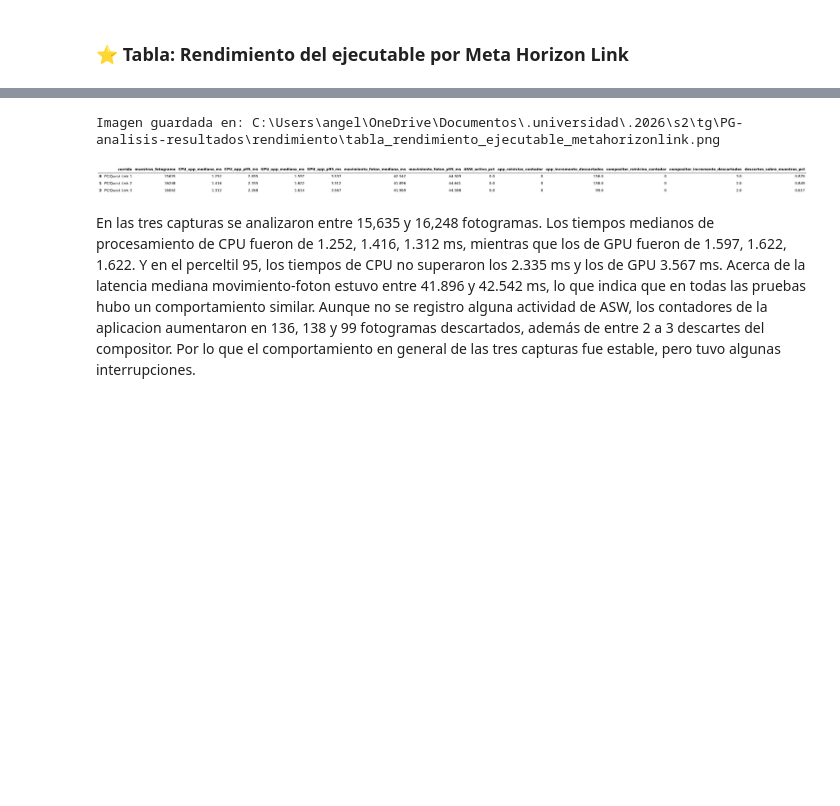
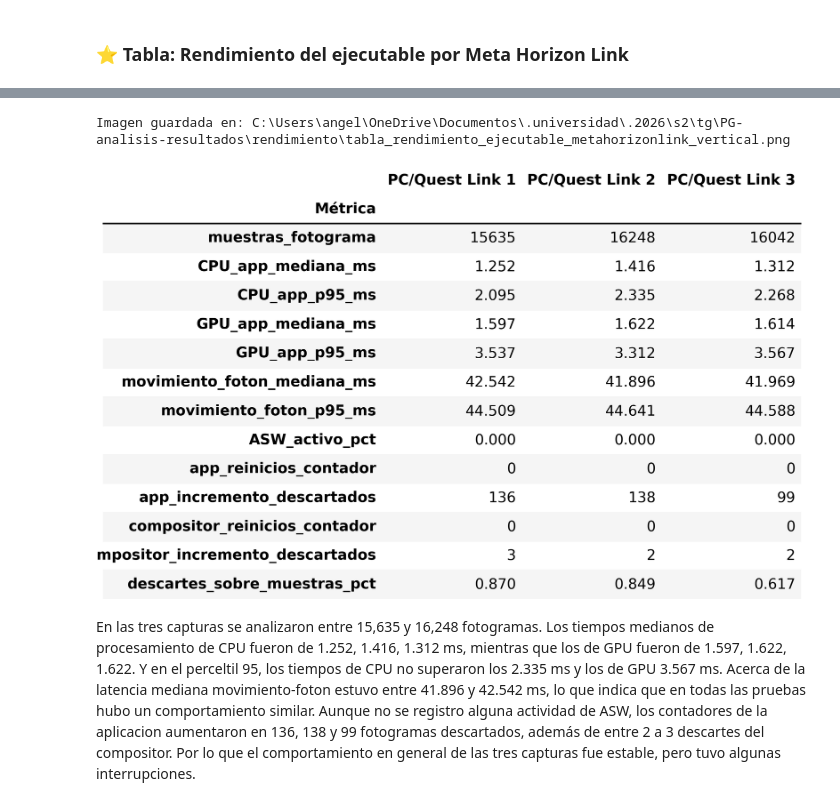
Before and after one commit to angelargd8/PG-analisis-resultados, a Jupyter notebook: rendimiento/rendimiento.ipynb, the cells around one changed output, grey strips where cells are left out. Drawn from its saved outputs; the diff is of its cells as text; code cells hidden in the pictures; blank space fills up the shorter version.

```diff
--- a/rendimiento/rendimiento.ipynb
+++ b/rendimiento/rendimiento.ipynb
@@ -656,23 +656,56 @@ Se observan los tiempos de procesamiento de CPU y GPU, la latencia y la activida
 # %% [markdown]
 ### ⭐ Tabla: Rendimiento del ejecutable por Meta Horizon Link
 # %%
-# resumen por corrida del
-tabla_rendimiento = profiler_summary.round(3)
-display(tabla_rendimiento)
+tabla_rendimiento = (
+    profiler_summary
+    .set_index("corrida")
+    .T
+    .round(3)
+    .rename_axis(index="Métrica", columns=None)
+)
 
-archivo= Path("tabla_rendimiento_ejecutable_metahorizonlink.png")
+metricas_enteras = [
+    "muestras_fotograma",
+    "app_reinicios_contador",
+    "app_incremento_descartados",
+    "compositor_reinicios_contador",
+    "compositor_incremento_descartados",
+]
 
-# Exportar como PNG
+filas_enteras = [
+    metrica for metrica in metricas_enteras
+    if metrica in tabla_rendimiento.index
+]
+
+
+tabla_formateada = (
+    tabla_rendimiento.style
+    .format(precision=3, na_rep="—")
+    .format(
+        "{:.0f}",
+        subset=pd.IndexSlice[filas_enteras, :],
+        na_rep="—",
+    )
+)
+
+display(tabla_formateada)
+
+
+archivo = Path(
+    "tabla_rendimiento_ejecutable_metahorizonlink_vertical.png"
+)
+
 dfi.export(
-    tabla_rendimiento,
+    tabla_formateada,
     str(archivo),
     table_conversion="matplotlib",
+    fontsize=14,
     dpi=300,
     max_rows=-1,
     max_cols=-1,
 )
 
-# Mostrar la ubicación del archivo y una vista previa
+
 print("Imagen guardada en:", archivo.resolve())
 display(Image(filename=str(archivo)))
 # %% [output]
@@ -683,5 +727,5 @@ display(Image(filename=str(archivo)))
-Imagen guardada en: C:\Users\angel\OneDrive\Documentos\.universidad\.2026\s2\tg\PG-analisis-resultados\rendimiento\tabla_rendimiento_ejecutable_metahorizonlink.png
+Imagen guardada en: C:\Users\angel\OneDrive\Documentos\.universidad\.2026\s2\tg\PG-analisis-resultados\rendimiento\tabla_rendimiento_ejecutable_metahorizonlink_vertical.png
-[figure, old version]
+[figure, new version]
 # %% [markdown]
 En las tres capturas se analizaron entre 15,635 y 16,248 fotogramas. Los tiempos medianos de procesamiento de CPU fueron de 1.252, 1.416, 1.312 ms, mientras que los de GPU fueron de 1.597, 1.622, 1.622.  Y en el perceltil 95, los tiempos de CPU no superaron los 2.335 ms y los de GPU 3.567 ms. Acerca de la latencia mediana movimiento-foton estuvo entre 41.896 y 42.542 ms, lo que indica que en todas las pruebas hubo un comportamiento similar. Aunque no se registro alguna actividad de ASW, los contadores de la aplicacion aumentaron en 136, 138 y 99 fotogramas descartados, además de entre 2 a 3 descartes del compositor. Por lo que el comportamiento en general de las tres capturas fue estable, pero tuvo algunas interrupciones.
 # %%
```
Also changed, not shown: parts of 2 cells of this notebook.
